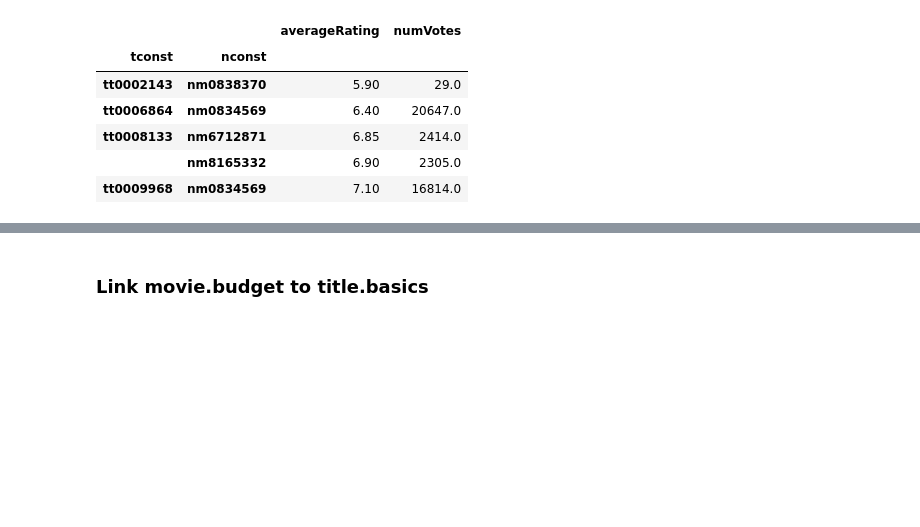
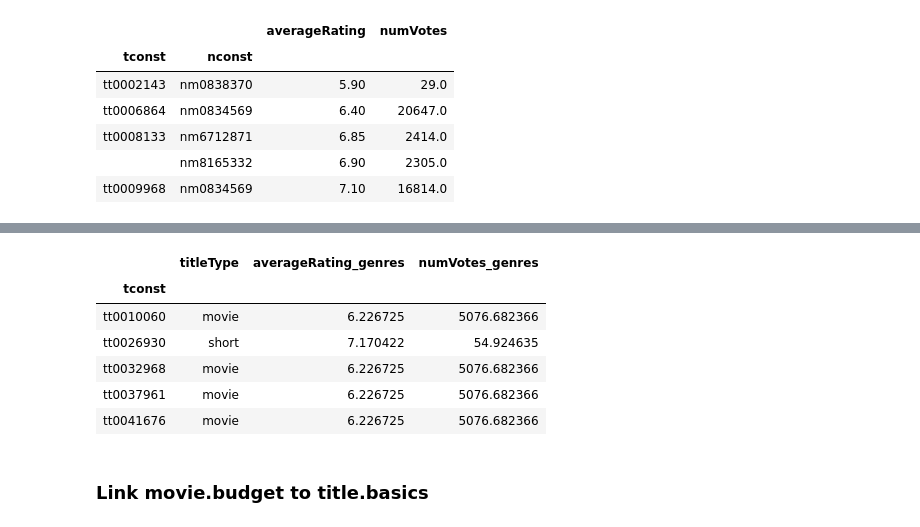
Before and after one commit to michaeltouze/datasciencest-movie, a Jupyter notebook: src/Features.ipynb, the cells around one changed output, grey strips where cells are left out. Drawn from its saved outputs; the diff is of its cells as text; code cells hidden in the pictures; blank space fills up the shorter version.

```diff
--- a/src/Features.ipynb
+++ b/src/Features.ipynb
@@ -91,0 +54,12 @@ avg_rating.to_parquet("../data/edited_data/intermediate.db/avg_rating")
+# %%
+genre_ratings = title_basics[["titleType"]].join(title_ratings, how="left")
+
+genres_avg_ratings = genre_ratings.groupby(["titleType"]).mean()
+genres_avg_ratings = avg_genres_ratings.rename(
+    columns={
+        "averageRating": "averageRating_genres",
+        "numVotes": "numVotes_genres"
+    }
+)
+
+genres_avg_ratings.head()
@@ -91,0 +74,11 @@ avg_rating.to_parquet("../data/edited_data/intermediate.db/avg_rating")
+# %%
+title_genres_avg_ratings = title_basics[["titleType"]].join(genres_avg_ratings, on="titleType")
+title_genres_avg_ratings.head()
+# %% [output]
+|  | titleType | averageRating_genres | numVotes_genres |
+| tconst |  |  |  |
+| tt0010060 | movie | 6.226725 | 5076.682366 |
+| tt0026930 | short | 7.170422 | 54.924635 |
+| tt0032968 | movie | 6.226725 | 5076.682366 |
+| tt0037961 | movie | 6.226725 | 5076.682366 |
+| tt0041676 | movie | 6.226725 | 5076.682366 |
```
Also changed, not shown: parts of 21 cells of this notebook, 2 other files.
